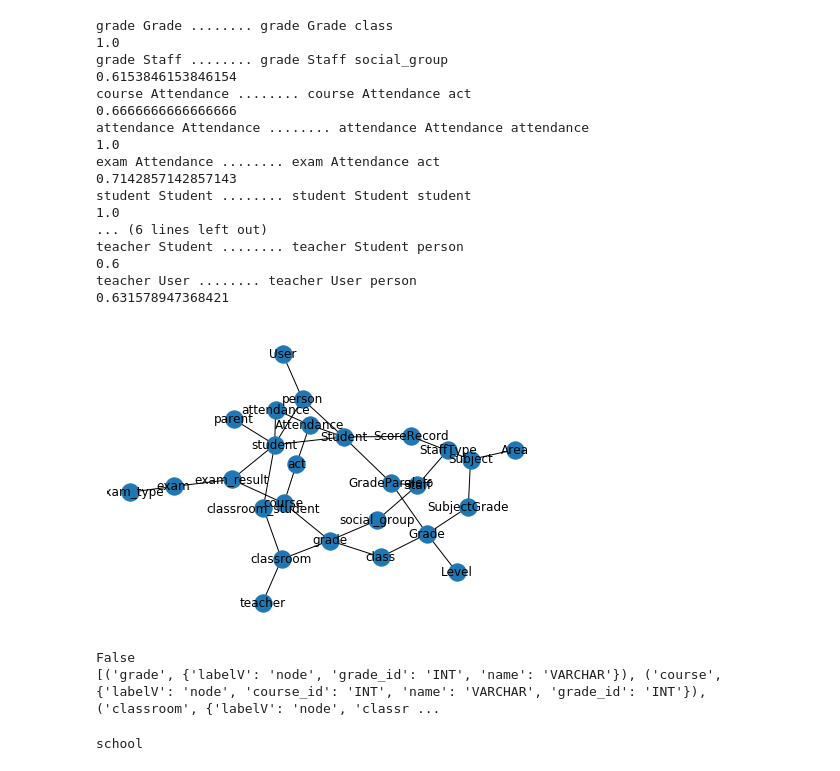
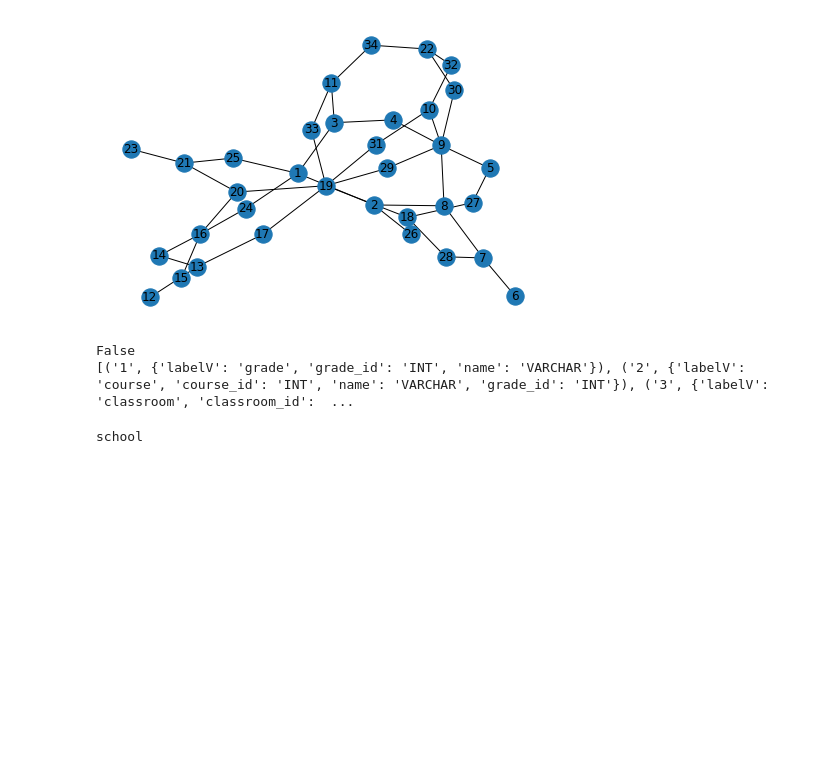
Before and after one commit to singh-priyank/KG, a Jupyter notebook: Untitled.ipynb, the cells around one changed output. Cells and saved outputs as stored; diff of their text form; code cells hidden in the pictures; blank space fills up the shorter version.

```diff
--- a/Untitled.ipynb
+++ b/Untitled.ipynb
@@ -78,72 +78,58 @@ def join_graphs(graph1, graph2):
     G = nx.compose(graph1,graph2)
 #     bridgeVet = Vertex(G)
 #     bridgeEd = Edge(G)
-
+    l = len(G.nodes)+1
     g1 = [node for node in graph1.nodes(data=True)]
     g2 = [node for node in graph2.nodes(data=True)]
 
     for s in g1:
-        cb = wordnet.synsets(s[0])
+        cb = wordnet.synsets(s[1]['labelV'])
         if len(cb)==0:
             continue
         cb = cb[0]
 
         for e in g2:
-            ib = wordnet.synsets(e[0])
+            ib = wordnet.synsets(e[1]['labelV'])
             if len(ib)==0:
                 continue
             ib = ib[0]
-            #print(s[1]['labelV'],e[1]['labelV'],ib.wup_similarity(cb))
 
             # Condition if similarity is more than 50%
             if ib.wup_similarity(cb)>=0.5:
-                #print('wn',wordnet.synsets(cb))
+
+                # Lowest hypernym will be bridge node
                 bridgess = cb.lowest_common_hypernyms(ib)
-                #print(bridgess)
                 lemma = bridgess[0].lemmas()
+
+                # If that node is already there add only new edge, else add vertex and edges
+
                 if G.has_node(lemma[0].name()):
                     G.add_edge(e[0],lemma[0].name())
                 else:
-                    G.add_nodes_from([(lemma[0].name(),{"labelB":'bridge'}),])
-                    G.add_edge(s[0],lemma[0].name())
-                    G.add_edge(e[0],lemma[0].name())
+                    G.add_nodes_from([(l,{"labelB":lemma[0].name()}),])
+                    G.add_edge(s[0],l)
+                    G.add_edge(e[0],l)
+                    l+=1
 
-                tt='........'
-                print(s[0],e[0],tt,s[0],e[0],lemma[0].name())
-                print(ib.wup_similarity(cb))
+                # print(s[1]['labelV'],e[1]['labelV'],tt,s[0],e[0])
+                # print(ib.wup_similarity(cb))
+
     return G
 
 if __name__=="__main__":
     #predict_edge(G2)
     #predict_edge(G1)
     # Merging both the graphs
     F = nx.compose(G2,G1)
     G = join_graphs(G1,G2)
     nx.draw(G,with_labels=True)
     plt.show()
     print(G.has_node('writing'))
     print(G.nodes(data=True))
 # %% [output]
+[figure, new version]
-grade Grade ........ grade Grade class
-1.0
-grade Staff ........ grade Staff social_group
-0.6153846153846154
-course Attendance ........ course Attendance act
-0.6666666666666666
-attendance Attendance ........ attendance Attendance attendance
-1.0
-exam Attendance ........ exam Attendance act
-0.7142857142857143
-student Student ........ student Student student
-1.0
-... (6 lines left out)
-teacher Student ........ teacher Student person
-0.6
-teacher User ........ teacher User person
-0.631578947368421
+False
+[('1', {'labelV': 'grade', 'grade_id': 'INT', 'name': 'VARCHAR'}), ('2', {'labelV': 'course', 'course_id': 'INT', 'name': 'VARCHAR', 'grade_id': 'INT'}), ('3', {'labelV': 'classroom', 'classroom_id':  ...
-[figure, old version]
-False
-[('grade', {'labelV': 'node', 'grade_id': 'INT', 'name': 'VARCHAR'}), ('course', {'labelV': 'node', 'course_id': 'INT', 'name': 'VARCHAR', 'grade_id': 'INT'}), ('classroom', {'labelV': 'node', 'classr ...
 # %%
 import json
 
```
Also changed, not shown: parts of 6 cells of this notebook, 5 other files.
